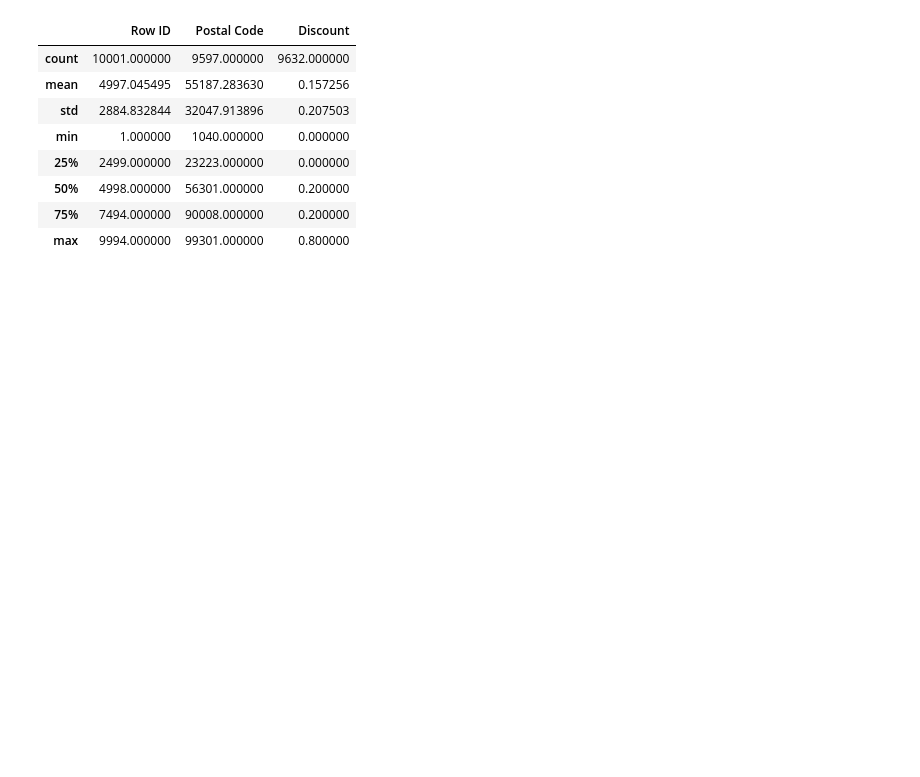
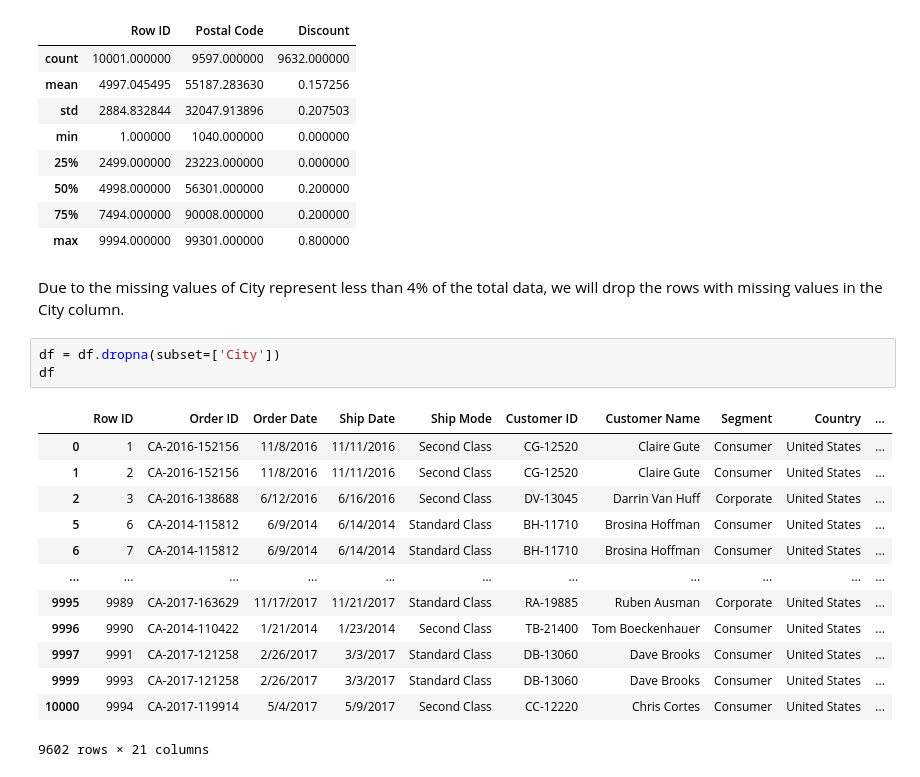
Before and after one commit to juanescdiaz/Group6_Assigment2_Retail, a Jupyter notebook: notebooks/retail_analysis.ipynb, the cells around one changed output. Saved outputs shown, nothing was run; the diff lists cells and outputs as text; blank space fills up the shorter version.

Commit message:
cleaning data ready

```diff
--- a/notebooks/retail_analysis.ipynb
+++ b/notebooks/retail_analysis.ipynb
@@ -67,3 +68,22 @@ df.describe()
 | 50% | 4998.000000 | 56301.000000 | 0.200000 |
 | 75% | 7494.000000 | 90008.000000 | 0.200000 |
 | max | 9994.000000 | 99301.000000 | 0.800000 |
+# %% [markdown]
+Due to the missing values of City represent less than 4% of the total data, we will drop the rows with missing values in the City column.
+# %%
+df = df.dropna(subset=['City'])
+df
+# %% [output]
+|  | Row ID | Order ID | Order Date | Ship Date | Ship Mode | Customer ID | Customer Name | Segment | Country | ... |
+| 0 | 1 | CA-2016-152156 | 11/8/2016 | 11/11/2016 | Second Class | CG-12520 | Claire Gute | Consumer | United States | ... |
+| 1 | 2 | CA-2016-152156 | 11/8/2016 | 11/11/2016 | Second Class | CG-12520 | Claire Gute | Consumer | United States | ... |
+| 2 | 3 | CA-2016-138688 | 6/12/2016 | 6/16/2016 | Second Class | DV-13045 | Darrin Van Huff | Corporate | United States | ... |
+| 5 | 6 | CA-2014-115812 | 6/9/2014 | 6/14/2014 | Standard Class | BH-11710 | Brosina Hoffman | Consumer | United States | ... |
+| 6 | 7 | CA-2014-115812 | 6/9/2014 | 6/14/2014 | Standard Class | BH-11710 | Brosina Hoffman | Consumer | United States | ... |
+| ... | ... | ... | ... | ... | ... | ... | ... | ... | ... | ... |
+| 9995 | 9989 | CA-2017-163629 | 11/17/2017 | 11/21/2017 | Standard Class | RA-19885 | Ruben Ausman | Corporate | United States | ... |
+| 9996 | 9990 | CA-2014-110422 | 1/21/2014 | 1/23/2014 | Second Class | TB-21400 | Tom Boeckenhauer | Consumer | United States | ... |
+| 9997 | 9991 | CA-2017-121258 | 2/26/2017 | 3/3/2017 | Standard Class | DB-13060 | Dave Brooks | Consumer | United States | ... |
+| 9999 | 9993 | CA-2017-121258 | 2/26/2017 | 3/3/2017 | Standard Class | DB-13060 | Dave Brooks | Consumer | United States | ... |
+| 10000 | 9994 | CA-2017-119914 | 5/4/2017 | 5/9/2017 | Second Class | CC-12220 | Chris Cortes | Consumer | United States | ... |
+9602 rows × 21 columns
```
Also changed, not shown: parts of 5 cells of this notebook.
